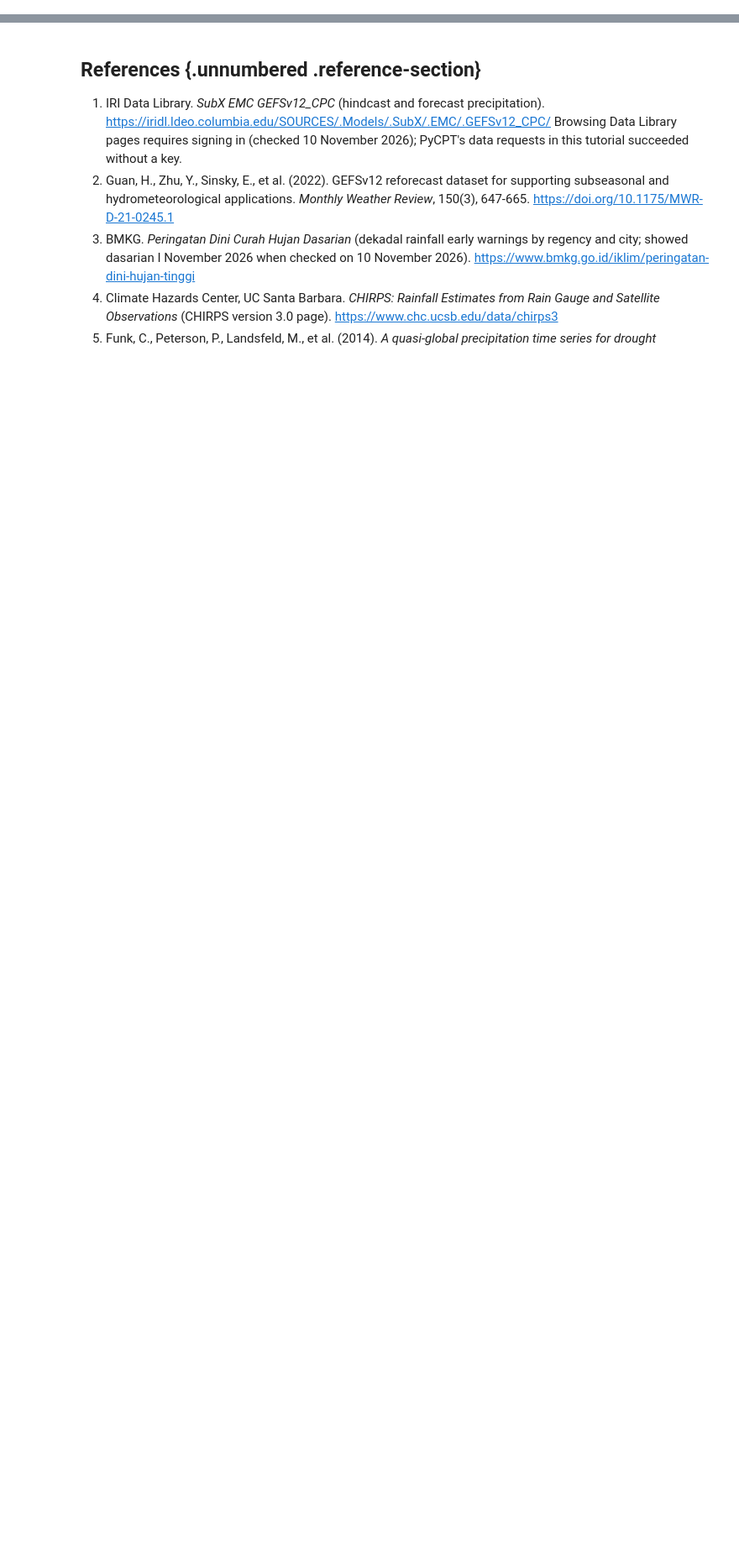
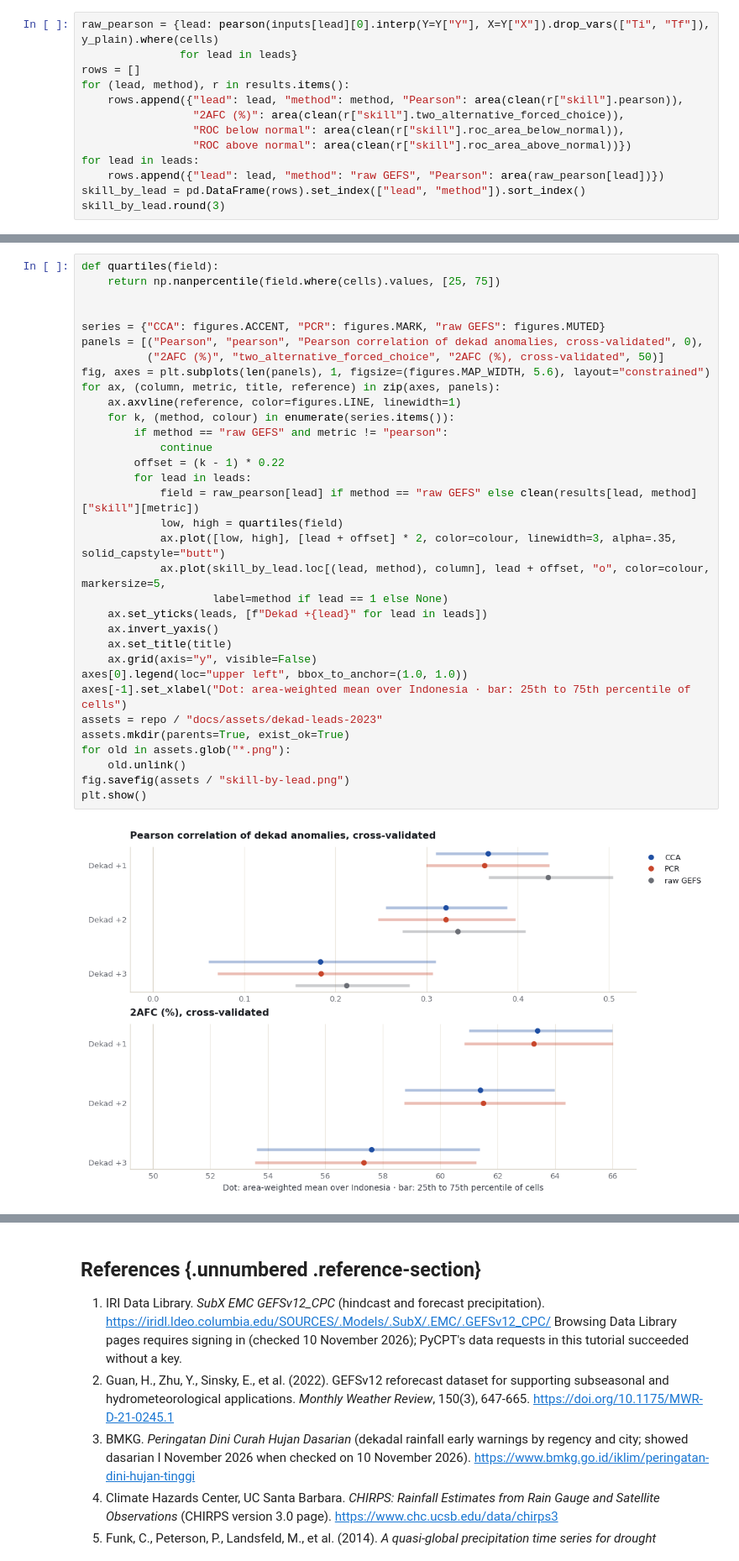
Before and after one commit to bennyistanto/pycpt-tutorial, a Jupyter notebook: docs/notebooks/dekad-leads-2023.ipynb, the cells around one changed output, grey strips where cells are left out. Shown at 84% size. Saved outputs shown, nothing was run; the diff lists cells and outputs as text; blank space fills up the shorter version.

Commit message:
Revision to lead time

```diff
--- a/docs/notebooks/dekad-leads-2023.ipynb
+++ b/docs/notebooks/dekad-leads-2023.ipynb
@@ -558,0 +321,13 @@ docs/assets/dekad-leads-2023/skill-by-lead.png  (105 kB)
+# %%
+raw_pearson = {lead: pearson(inputs[lead][0].interp(Y=Y["Y"], X=Y["X"]).drop_vars(["Ti", "Tf"]), y_plain).where(cells)
+               for lead in leads}
+rows = []
+for (lead, method), r in results.items():
+    rows.append({"lead": lead, "method": method, "Pearson": area(clean(r["skill"].pearson)),
+                 "2AFC (%)": area(clean(r["skill"].two_alternative_forced_choice)),
+                 "ROC below normal": area(clean(r["skill"].roc_area_below_normal)),
+                 "ROC above normal": area(clean(r["skill"].roc_area_above_normal))})
+for lead in leads:
+    rows.append({"lead": lead, "method": "raw GEFS", "Pearson": area(raw_pearson[lead])})
+skill_by_lead = pd.DataFrame(rows).set_index(["lead", "method"]).sort_index()
+skill_by_lead.round(3)
@@ -558,0 +346,35 @@ docs/assets/dekad-leads-2023/skill-by-lead.png  (105 kB)
+# %%
+def quartiles(field):
+    return np.nanpercentile(field.where(cells).values, [25, 75])
+
+
+series = {"CCA": figures.ACCENT, "PCR": figures.MARK, "raw GEFS": figures.MUTED}
+panels = [("Pearson", "pearson", "Pearson correlation of dekad anomalies, cross-validated", 0),
+          ("2AFC (%)", "two_alternative_forced_choice", "2AFC (%), cross-validated", 50)]
+fig, axes = plt.subplots(len(panels), 1, figsize=(figures.MAP_WIDTH, 5.6), layout="constrained")
+for ax, (column, metric, title, reference) in zip(axes, panels):
+    ax.axvline(reference, color=figures.LINE, linewidth=1)
+    for k, (method, colour) in enumerate(series.items()):
+        if method == "raw GEFS" and metric != "pearson":
+            continue
+        offset = (k - 1) * 0.22
+        for lead in leads:
+            field = raw_pearson[lead] if method == "raw GEFS" else clean(results[lead, method]["skill"][metric])
+            low, high = quartiles(field)
+            ax.plot([low, high], [lead + offset] * 2, color=colour, linewidth=3, alpha=.35, solid_capstyle="butt")
+            ax.plot(skill_by_lead.loc[(lead, method), column], lead + offset, "o", color=colour, markersize=5,
+                    label=method if lead == 1 else None)
+    ax.set_yticks(leads, [f"Dekad +{lead}" for lead in leads])
+    ax.invert_yaxis()
+    ax.set_title(title)
+    ax.grid(axis="y", visible=False)
+axes[0].legend(loc="upper left", bbox_to_anchor=(1.0, 1.0))
+axes[-1].set_xlabel("Dot: area-weighted mean over Indonesia · bar: 25th to 75th percentile of cells")
+assets = repo / "docs/assets/dekad-leads-2023"
+assets.mkdir(parents=True, exist_ok=True)
+for old in assets.glob("*.png"):
+    old.unlink()
+fig.savefig(assets / "skill-by-lead.png")
+plt.show()
+# %% [output]
+[figure, added]
```
Also changed, not shown: parts of 51 cells of this notebook, 26 other files.
